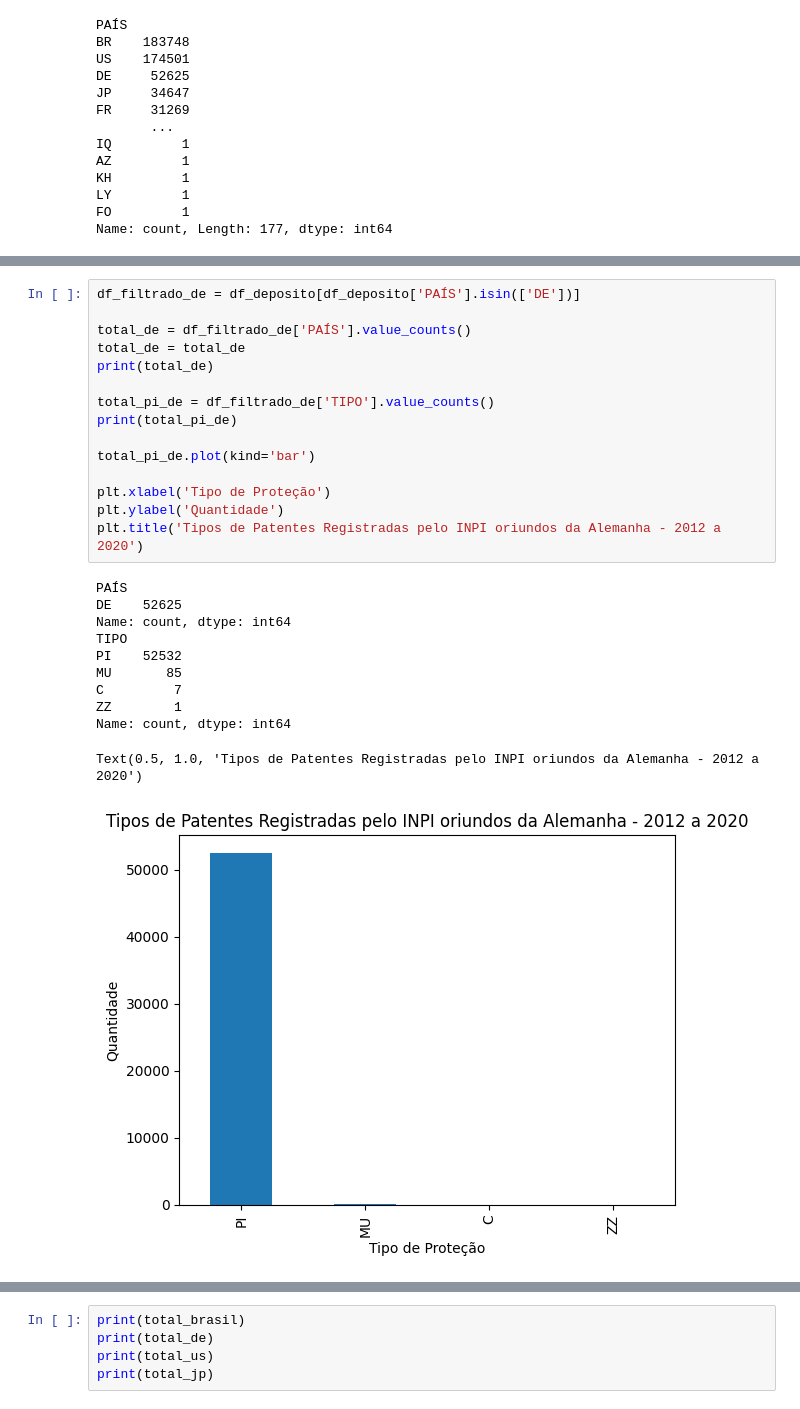
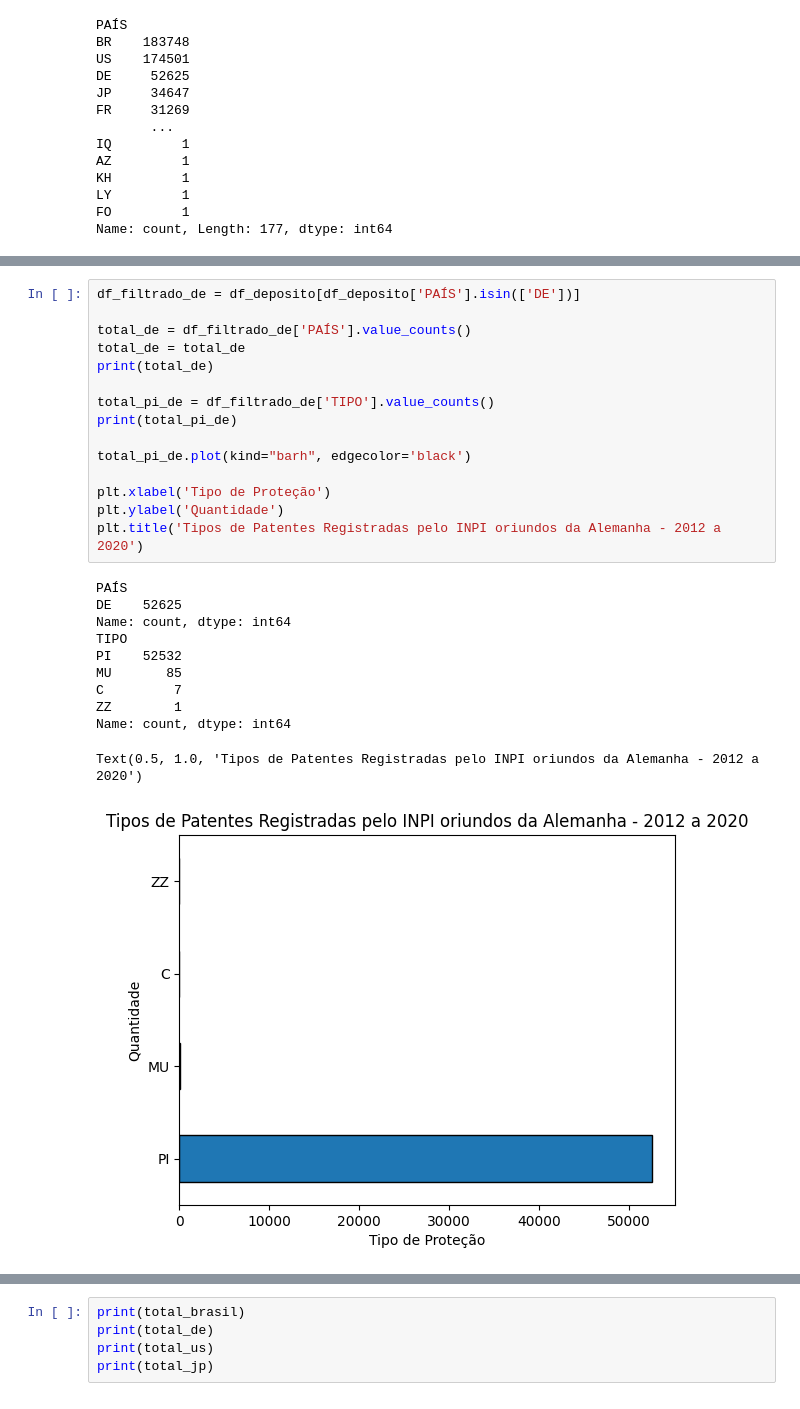
Before and after one commit to maricarvi/projeto-final-on26, a Jupyter notebook: final/analise_final_patentes.ipynb, the cells around one changed output, grey strips where cells are left out. Cells and saved outputs as stored; diff of their text form.

```diff
--- a/final/analise_final_patentes.ipynb
+++ b/final/analise_final_patentes.ipynb
@@ -155,30 +169,30 @@ Text(0.5, 1.0, 'Tipos de Patentes Registradas pelo INPI oriundos dos Estados Uni
 # %%
 df_filtrado_de = df_deposito[df_deposito['PAÍS'].isin(['DE'])]
 
 total_de = df_filtrado_de['PAÍS'].value_counts()
 total_de = total_de
 print(total_de)
 
 total_pi_de = df_filtrado_de['TIPO'].value_counts()
 print(total_pi_de)
 
-total_pi_de.plot(kind='bar')
+total_pi_de.plot(kind="barh", edgecolor='black')
 
 plt.xlabel('Tipo de Proteção')
 plt.ylabel('Quantidade')
 plt.title('Tipos de Patentes Registradas pelo INPI oriundos da Alemanha - 2012 a 2020')
 # %% [output]
 PAÍS
 DE    52625
 Name: count, dtype: int64
 TIPO
 PI    52532
 MU       85
 C         7
 ZZ        1
 Name: count, dtype: int64
 Text(0.5, 1.0, 'Tipos de Patentes Registradas pelo INPI oriundos da Alemanha - 2012 a 2020')
-[figure, old version]
+[figure, new version]
 # %%
 df_filtrado_jp = df_deposito[df_deposito['PAÍS'].isin(['JP'])]
 
```
Also changed, not shown: parts of 5 cells of this notebook, 4 other files.
